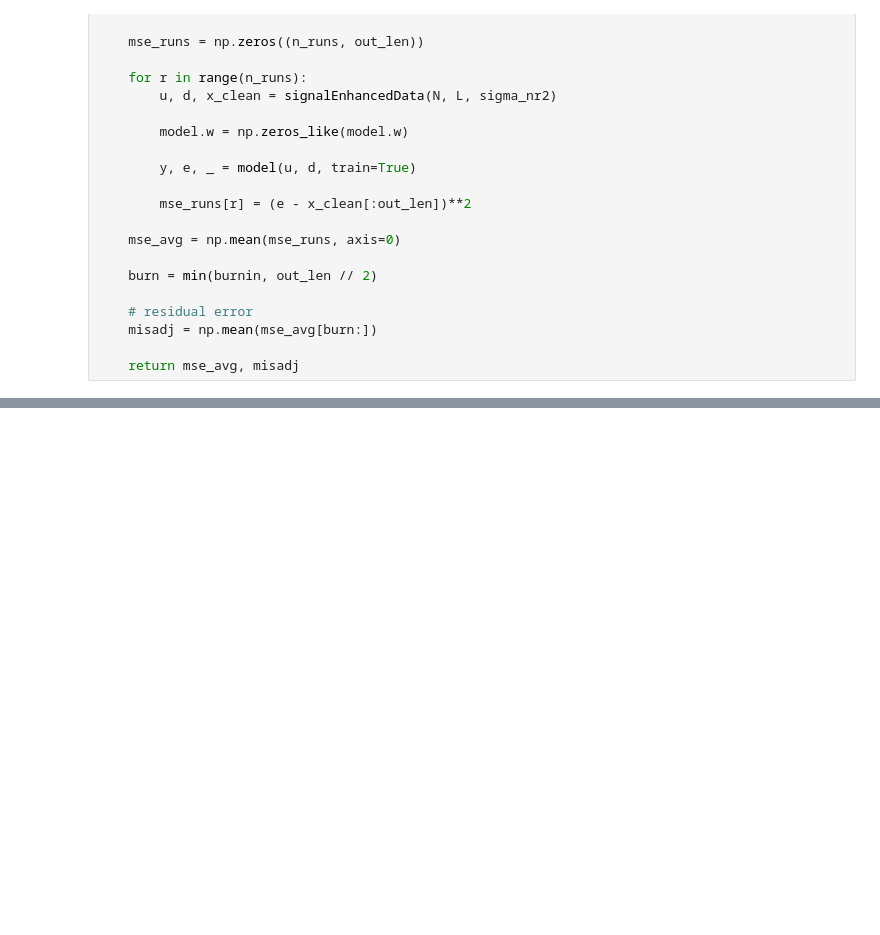
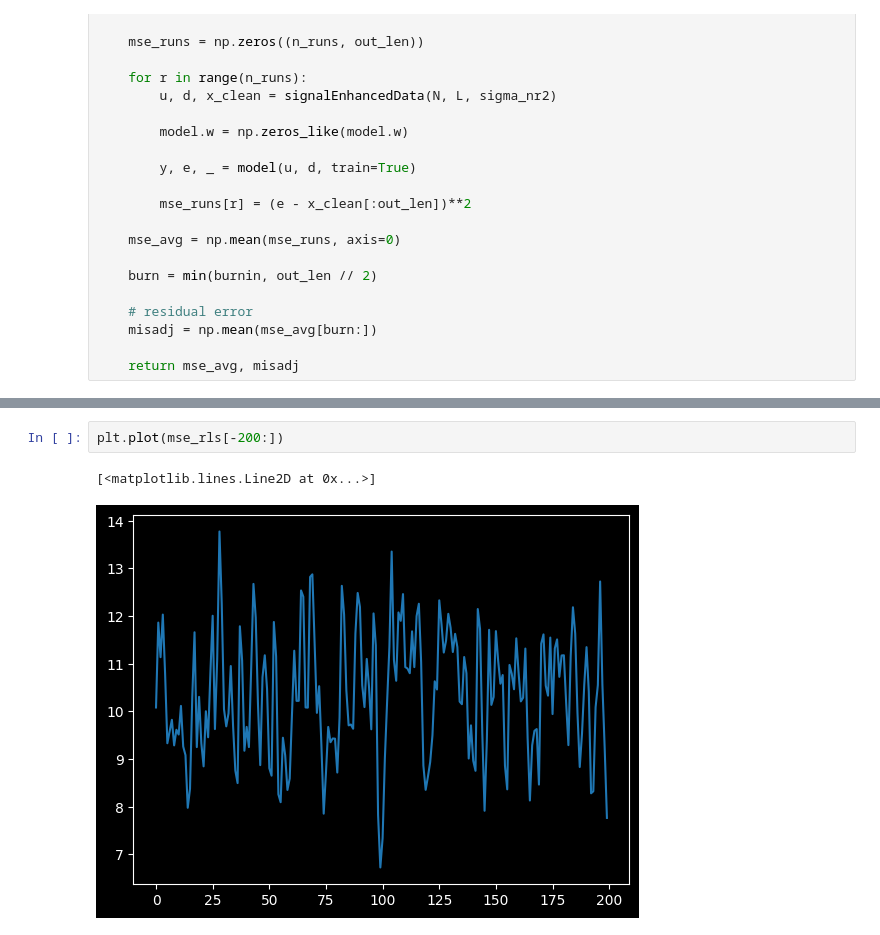
Before and after one commit to murumura/adsp, a Jupyter notebook: Diniz-Chap5-SigEnhanced.ipynb, the cells around one changed output, grey strips where cells are left out. Saved outputs shown, nothing was run; the diff lists cells and outputs as text; blank space fills up the shorter version.

```diff
--- a/Diniz-Chap5-SigEnhanced.ipynb
+++ b/Diniz-Chap5-SigEnhanced.ipynb
@@ -133,0 +159,5 @@ LMS residual: 11.47324194831762
+# %%
+plt.plot(mse_rls[-200:])
+# %% [output]
+[<matplotlib.lines.Line2D at 0x...>]
+[figure, added]
```
Also changed, not shown: parts of 6 cells of this notebook, 1 other file.
